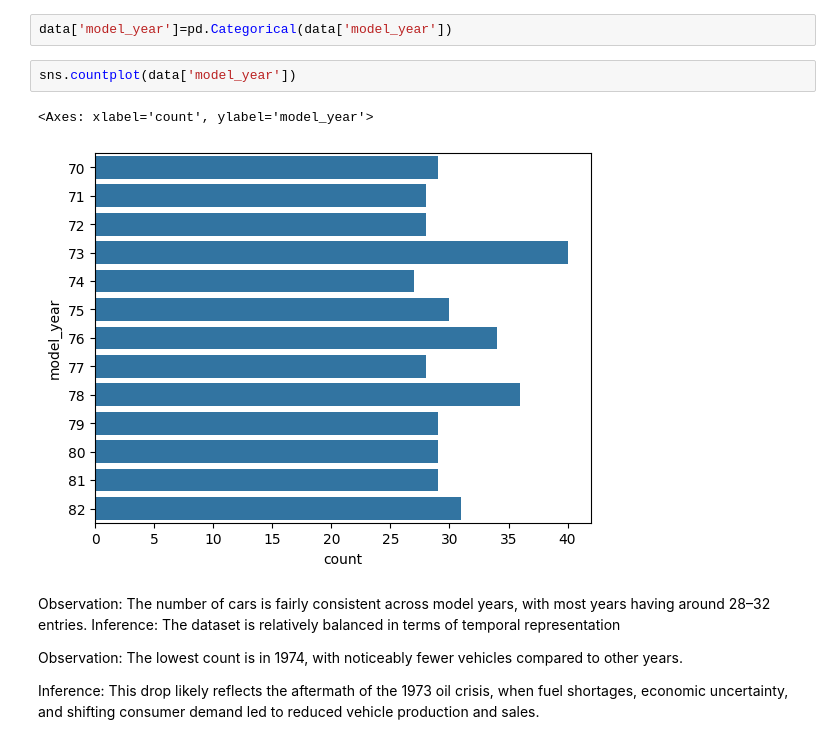
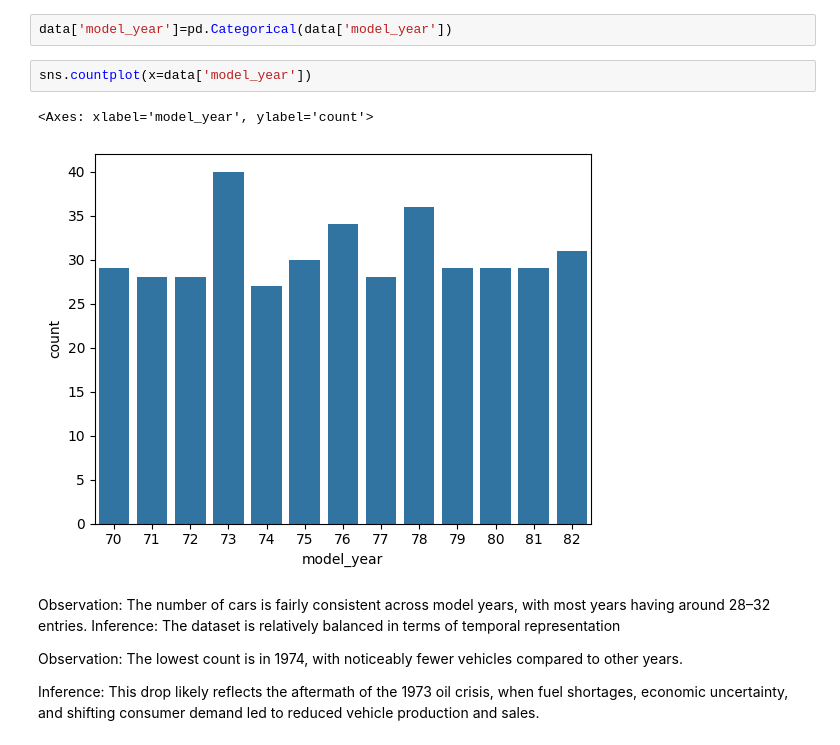
Before and after one commit to web-dev-champ/Auto-mpg, a Jupyter notebook: auto-mpg_EDA.ipynb, the cells around one changed output. Saved outputs shown, nothing was run; the diff lists cells and outputs as text.

```diff
--- a/auto-mpg_EDA.ipynb
+++ b/auto-mpg_EDA.ipynb
@@ -177,10 +177,10 @@ Inference: Although a variety of acceleration capabilities exists(Due to varied
 # %%
 data['model_year']=pd.Categorical(data['model_year'])
 # %%
-sns.countplot(data['model_year'])
+sns.countplot(x=data['model_year'])
 # %% [output]
-<Axes: xlabel='count', ylabel='model_year'>
+<Axes: xlabel='model_year', ylabel='count'>
-[figure, old version]
+[figure, new version]
 # %% [markdown]
 Observation: The number of cars is fairly consistent across model years, with most years having around 28–32 entries.
 Inference: The dataset is relatively balanced in terms of temporal representation
```
Also changed, not shown: parts of 1 cell of this notebook.
